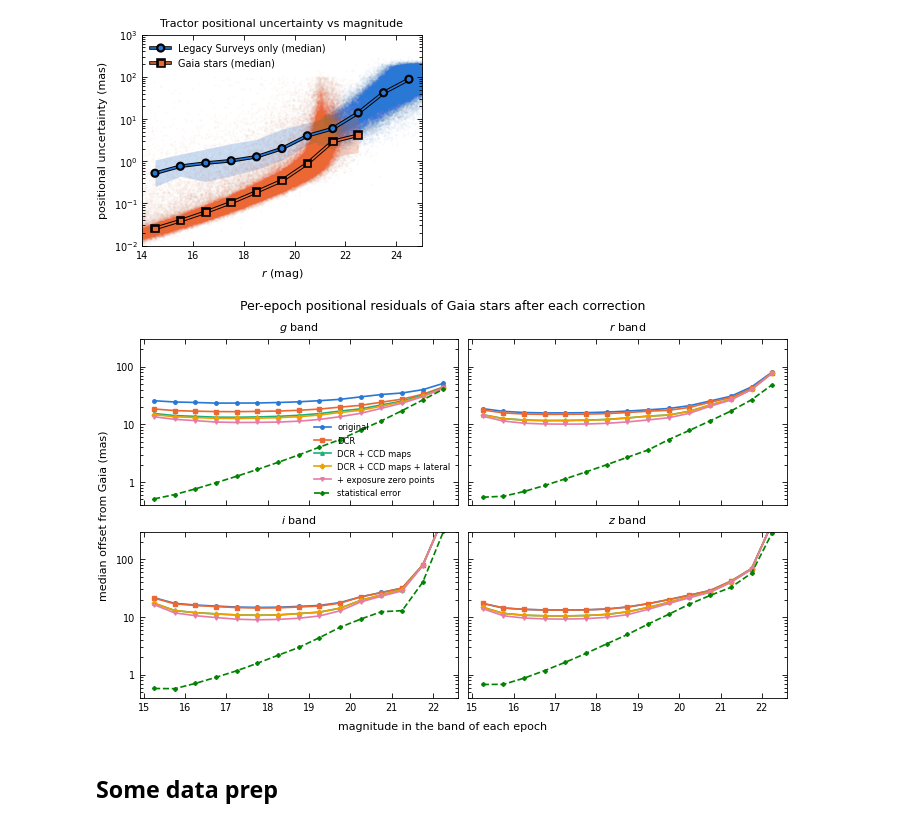
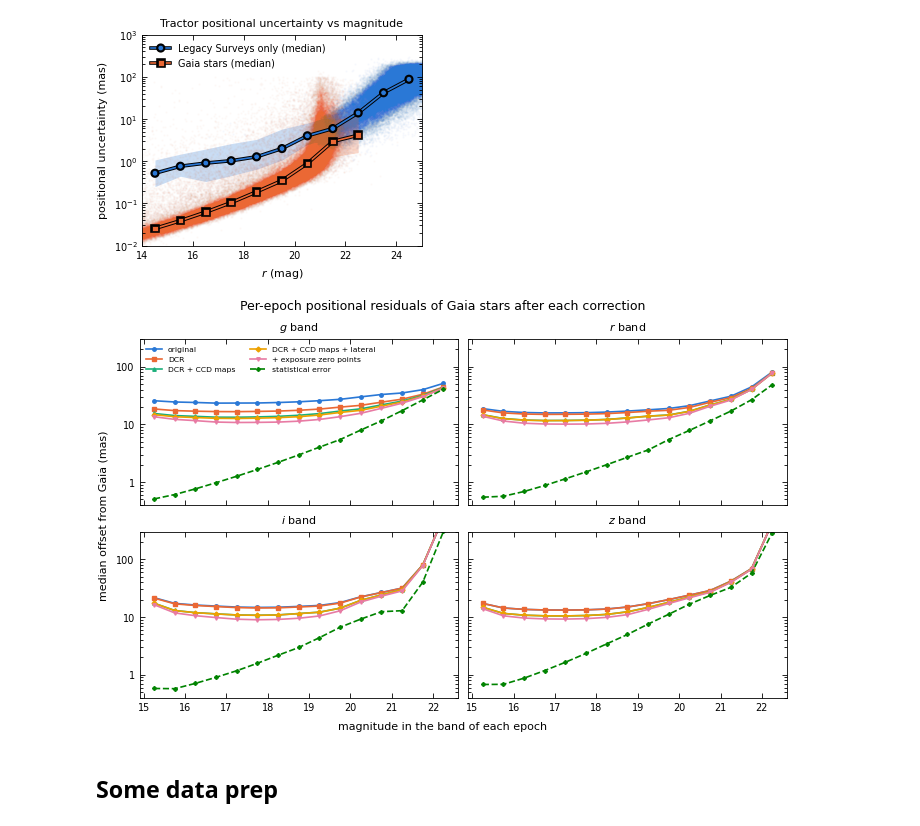
Before and after one commit to nadafalou/LegacyPM, a Jupyter notebook: run/err-plots.ipynb, the cells around one changed output. Cells and saved outputs as stored; diff of their text form; code cells hidden in the pictures.

```diff
--- a/run/err-plots.ipynb
+++ b/run/err-plots.ipynb
@@ -89,33 +89,33 @@ F.pmra = T.pmra[F.t_index]
 # %%
 # [EDITED 2026-10-22] post-meeting plot changes (PLAN "PLAN AFTER DUSTIN MEETING", F)
 # F6: median 2-D offset of Gaia-star epochs from Gaia vs magnitude, after each correction stage, one panel per
 # band (magnitude from that epoch's flux, so each panel is in its own band); bins with < 100 epochs are skipped.
 fig, axes = plt.subplots(2, 2, figsize=(ps.PAGE, 4.4), sharex=True, sharey=True, constrained_layout=True)
 mags = np.arange(15, 22.51, 0.5)
 stages = [('err_rd_before', 'original'), ('err_rd_dcr', 'DCR'), ('err_rd_rm', 'DCR + CCD maps'),
           ('err_rd_lm', 'DCR + CCD maps + lateral')] + ([('err_rd_zp', '+ exposure zero points')] if 'err_rd_zp' in F.get_columns() else []) \
          + [('sigma_rd', 'statistical error')]
 for ax, b in zip(axes.flat, ['g', 'r', 'i', 'z']):
     sel = (F.filter == b) & (F.ref_cat == 'GE') & (F.full_fit_dra_ivar > 0) & (F.full_fit_dra != 0)   # valid fit, as in the pipeline
     mm, med = [], {c: [] for c, _ in stages}
     for mlo, mhi in zip(mags, mags[1:]):
         I = np.flatnonzero(sel & (F.mag > mlo) & (F.mag <= mhi))
         if len(I) < 500:   # faint i/z Gaia epochs are few and odd; keep well-populated bins
             continue
         mm.append((mlo + mhi) / 2)
         for c, _ in stages:
             med[c].append(1000. * np.median(F.get(c)[I]))
     for k, (c, label) in enumerate(stages):
         ax.semilogy(mm, med[c], ls='--' if c == 'sigma_rd' else '-', marker=ps.MARKERS[k], ms=2.5, color=ps.SERIES[k], label=label)
     ax.set_title(f'${b}$ band')
     ax.set_yticks([1, 10, 100], ['1', '10', '100']); ax.set_ylim(0.4, 300)
-axes[0, 0].legend(fontsize=6)
+axes[0, 0].legend(fontsize=5.5, loc='upper left', ncol=2)   # above the curves
 fig.supxlabel('magnitude in the band of each epoch', fontsize=8)
 fig.supylabel('median offset from Gaia (mas)', fontsize=8)
 fig.suptitle('Per-epoch positional residuals of Gaia stars after each correction')
 plt.savefig(PLOTS + 'scatter_vs_mag.pdf')
 # %% [output]
-[figure, old version]
+[figure, new version]
 # %% [markdown]
 ## Some data prep
 # %%
```
Also changed, not shown: parts of 1 cell of this notebook, 17 other files.
